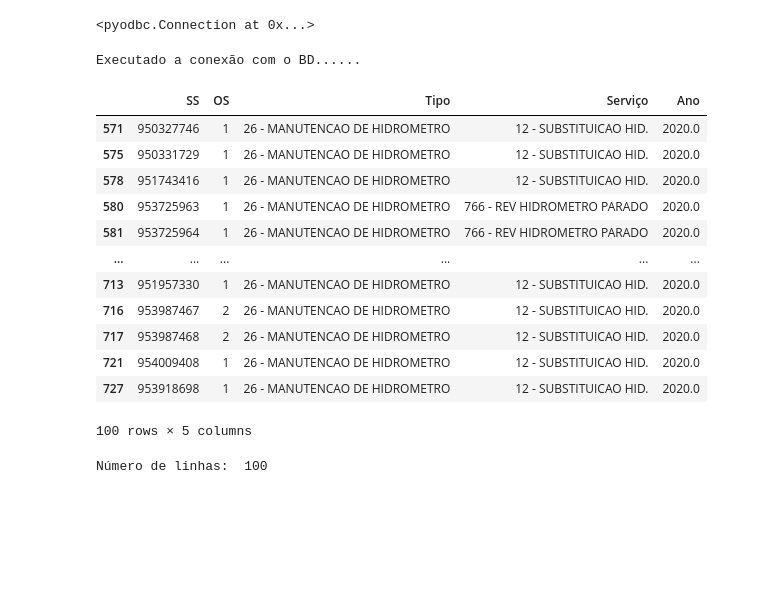
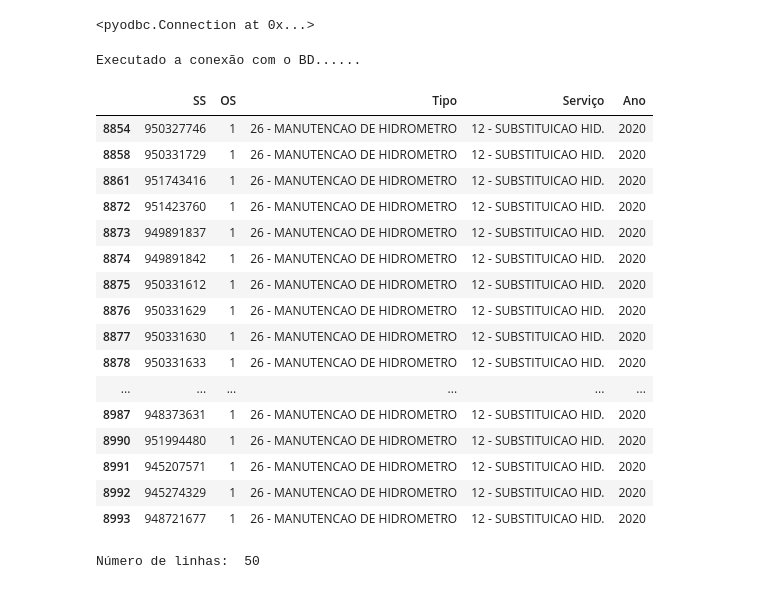
Before and after one commit to gleisson-santos/Extracao-de-dados-Selenium-BD, a Jupyter notebook: Teste Script.ipynb, the cells around one changed output. Drawn from its saved outputs; the diff is of its cells as text; code cells hidden in the pictures; blank space fills up the shorter version.

```diff
--- a/Teste Script.ipynb
+++ b/Teste Script.ipynb
@@ -52,34 +45,40 @@ Executado a conexão com o BD......
 # %%
 #df = pd.read_sql('SELECT * FROM [Hds700]', executar_conexao_bd())
 df = pd.read_sql('SELECT * FROM Hds700', executar_conexao_bd())
 df = pd.DataFrame(df, columns = ['SS', 'OS','Tipo', 'Serviço','Ano'])
 #df = df.astype(str)
 
 # Filtra as linhas onde "Tipo" é igual a "26 - MANUTENCAO DE HIDROMETRO" e "Serviço" é igual a "12 - SUBSTITUICAO HID." OU "766 - REV HIDROMETRO PARADO"
-df = df.loc[(df['Tipo'] == '26 - MANUTENCAO DE HIDROMETRO') & ((df['Serviço'] == '12 - SUBSTITUICAO HID.') | (df['Serviço'] == '766 - REV HIDROMETRO PARADO'))]
+#df = df.loc[(df['Tipo'] == '26 - MANUTENCAO DE HIDROMETRO') & ((df['Serviço'] == '12 - SUBSTITUICAO HID.') | (df['Serviço'] == '766 - REV HIDROMETRO PARADO') | (df['Serviço'] == '194 - SUBST HD VOLUMETRICO'))]
+df = df.loc[(df['Tipo'] == '26 - MANUTENCAO DE HIDROMETRO') & ((df['Serviço'] == '12 - SUBSTITUICAO HID.') | (df['Serviço'] == '194 - SUBST HD VOLUMETRICO'))]
 
+#df = df.iloc[:1000, :]
 # Seleciona apenas a coluna "Serviço"
-df_10 = df.head(100)
+df_10 = df.head(50)
 
 display(df_10)
 n_linhas = len(df_10)
 print("Número de linhas: ", n_linhas)
 # %% [output]
 Executado a conexão com o BD......
 |  | SS | OS | Tipo | Serviço | Ano |
-| 571 | 950327746 | 1 | 26 - MANUTENCAO DE HIDROMETRO | 12 - SUBSTITUICAO HID. | 2020.0 |
-| 575 | 950331729 | 1 | 26 - MANUTENCAO DE HIDROMETRO | 12 - SUBSTITUICAO HID. | 2020.0 |
-| 578 | 951743416 | 1 | 26 - MANUTENCAO DE HIDROMETRO | 12 - SUBSTITUICAO HID. | 2020.0 |
-| 580 | 953725963 | 1 | 26 - MANUTENCAO DE HIDROMETRO | 766 - REV HIDROMETRO PARADO | 2020.0 |
-| 581 | 953725964 | 1 | 26 - MANUTENCAO DE HIDROMETRO | 766 - REV HIDROMETRO PARADO | 2020.0 |
+| 8854 | 950327746 | 1 | 26 - MANUTENCAO DE HIDROMETRO | 12 - SUBSTITUICAO HID. | 2020 |
+| 8858 | 950331729 | 1 | 26 - MANUTENCAO DE HIDROMETRO | 12 - SUBSTITUICAO HID. | 2020 |
+| 8861 | 951743416 | 1 | 26 - MANUTENCAO DE HIDROMETRO | 12 - SUBSTITUICAO HID. | 2020 |
+| 8872 | 951423760 | 1 | 26 - MANUTENCAO DE HIDROMETRO | 12 - SUBSTITUICAO HID. | 2020 |
+| 8873 | 949891837 | 1 | 26 - MANUTENCAO DE HIDROMETRO | 12 - SUBSTITUICAO HID. | 2020 |
+| 8874 | 949891842 | 1 | 26 - MANUTENCAO DE HIDROMETRO | 12 - SUBSTITUICAO HID. | 2020 |
+| 8875 | 950331612 | 1 | 26 - MANUTENCAO DE HIDROMETRO | 12 - SUBSTITUICAO HID. | 2020 |
+| 8876 | 950331629 | 1 | 26 - MANUTENCAO DE HIDROMETRO | 12 - SUBSTITUICAO HID. | 2020 |
+| 8877 | 950331630 | 1 | 26 - MANUTENCAO DE HIDROMETRO | 12 - SUBSTITUICAO HID. | 2020 |
+| 8878 | 950331633 | 1 | 26 - MANUTENCAO DE HIDROMETRO | 12 - SUBSTITUICAO HID. | 2020 |
 | ... | ... | ... | ... | ... | ... |
-| 713 | 951957330 | 1 | 26 - MANUTENCAO DE HIDROMETRO | 12 - SUBSTITUICAO HID. | 2020.0 |
-| 716 | 953987467 | 2 | 26 - MANUTENCAO DE HIDROMETRO | 12 - SUBSTITUICAO HID. | 2020.0 |
-| 717 | 953987468 | 2 | 26 - MANUTENCAO DE HIDROMETRO | 12 - SUBSTITUICAO HID. | 2020.0 |
-| 721 | 954009408 | 1 | 26 - MANUTENCAO DE HIDROMETRO | 12 - SUBSTITUICAO HID. | 2020.0 |
-| 727 | 953918698 | 1 | 26 - MANUTENCAO DE HIDROMETRO | 12 - SUBSTITUICAO HID. | 2020.0 |
+| 8987 | 948373631 | 1 | 26 - MANUTENCAO DE HIDROMETRO | 12 - SUBSTITUICAO HID. | 2020 |
+| 8990 | 951994480 | 1 | 26 - MANUTENCAO DE HIDROMETRO | 12 - SUBSTITUICAO HID. | 2020 |
+| 8991 | 945207571 | 1 | 26 - MANUTENCAO DE HIDROMETRO | 12 - SUBSTITUICAO HID. | 2020 |
+| 8992 | 945274329 | 1 | 26 - MANUTENCAO DE HIDROMETRO | 12 - SUBSTITUICAO HID. | 2020 |
+| 8993 | 948721677 | 1 | 26 - MANUTENCAO DE HIDROMETRO | 12 - SUBSTITUICAO HID. | 2020 |
-100 rows × 5 columns
+Número de linhas:  50
-Número de linhas:  100
 # %%
 #Inicinado automação / abrindo navegador
 options = Options()
```
Also changed, not shown: parts of 12 cells of this notebook.
